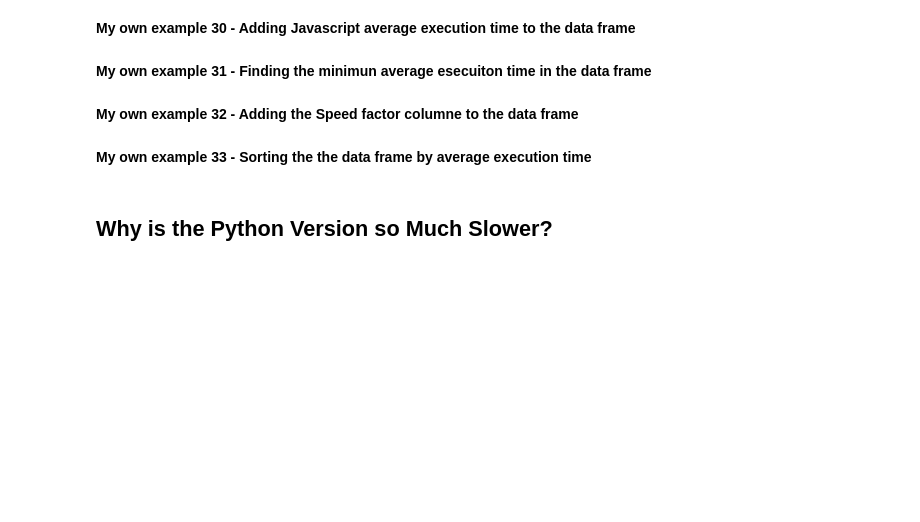
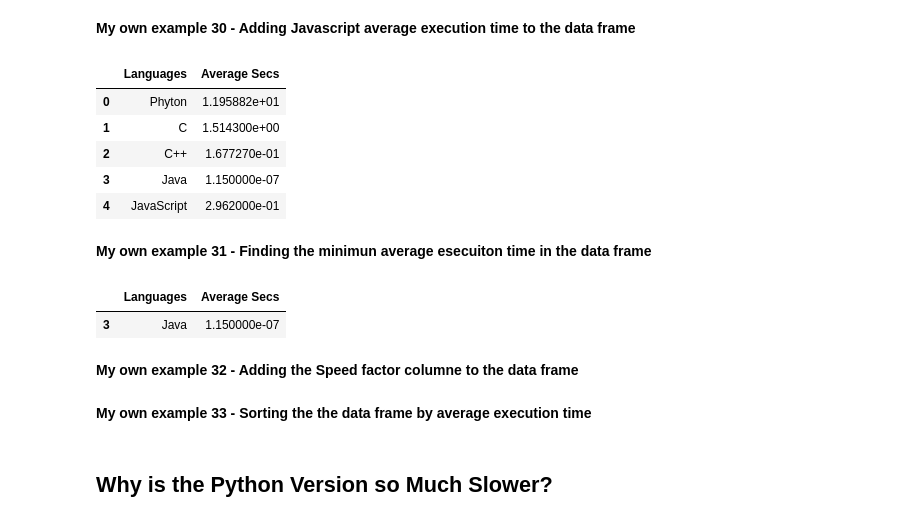
Before and after one commit to JuanXo375/AlgorithmsUN2023I, a Jupyter notebook: Lab2/Lab2.ipynb, the cells around one changed output. Cells and saved outputs as stored; diff of their text form; code cells hidden in the pictures; blank space fills up the shorter version.

```diff
--- a/Lab2/Lab2.ipynb
+++ b/Lab2/Lab2.ipynb
@@ -424,6 +423,12 @@ fortran_dot_product(array_data, array_data)
 # %% [markdown]
 
 **My own example 18 - Adding Fortran average execution time to the data frame**
+# %%
+nuevo_elemento = pd.DataFrame({'Languages': 'Fortran', 'Average Secs': }, index=[5])
+
+df = pd.concat([df, nuevo_elemento])
+
+df
 # %% [markdown]
 **My own example 19 - Creating a c program that mutiplies 10 times A(600x100) and  B (100x600) matrices**
 # %%
@@ -509,2 +521,6 @@ int main(){
 # %% [markdown]
 **My own example 21 - Adding c average execution time to the data frame**
+# %%
+nuevo_elemento = pd.DataFrame({'Languages': 'C', 'Average Secs': 1.514300}, index=[1])
+
+df = pd.concat([df, nuevo_elemento])
@@ -578,2 +606,8 @@ int main(){
 # %% [markdown]
 **My own example 24 - Adding C++ average execution time to the data frame**
+# %%
+nuevo_elemento = pd.DataFrame({'Languages': 'C++', 'Average Secs': 0.167727}, index=[2])
+
+df = pd.concat([df, nuevo_elemento])
+
+df
@@ -690,2 +691,8 @@ public class Main {
 # %% [markdown]
 **My own example 27 - Adding Java average execution time to the data frame**
+# %%
+nuevo_elemento = pd.DataFrame({'Languages': 'Java', 'Average Secs': 0.000000115}, index=[3])
+
+df = pd.concat([df, nuevo_elemento])
+
+df
@@ -802,7 +771,27 @@ console.log(prom);
 # %% [markdown]
 **My own example 30 - Adding Javascript average execution time to the data frame**
+# %%
+nuevo_elemento = pd.DataFrame({'Languages': 'JavaScript', 'Average Secs': 0.2962}, index=[4])
+
+df = pd.concat([df, nuevo_elemento])
+
+df
+# %% [output]
+|  | Languages | Average Secs |
+| 0 | Phyton | 1.195882e+01 |
+| 1 | C | 1.514300e+00 |
+| 2 | C++ | 1.677270e-01 |
+| 3 | Java | 1.150000e-07 |
+| 4 | JavaScript | 2.962000e-01 |
 # %% [markdown]
 **My own example 31 - Finding the minimun average esecuiton time in the data frame**
+# %%
+min_time = df['Average Secs'].min()
+tiempo_minimo = df.loc[df['Average Secs'] == min_time]
+tiempo_minimo
+# %% [output]
+|  | Languages | Average Secs |
+| 3 | Java | 1.150000e-07 |
 # %% [markdown]
 **My own example 32 - Adding the Speed factor columne to the data frame**
 # %% [markdown]
```
Also changed, not shown: parts of 21 cells of this notebook.
